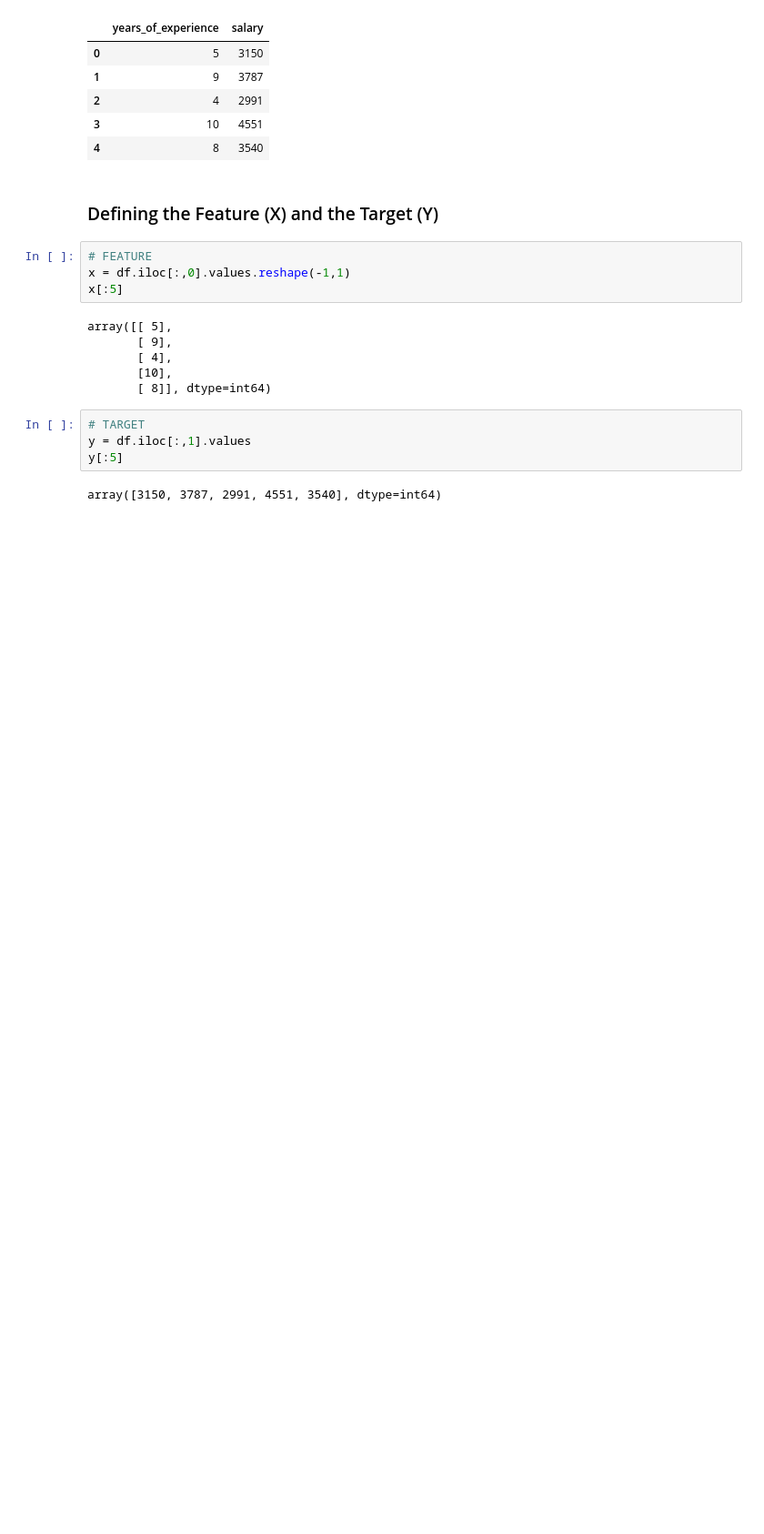
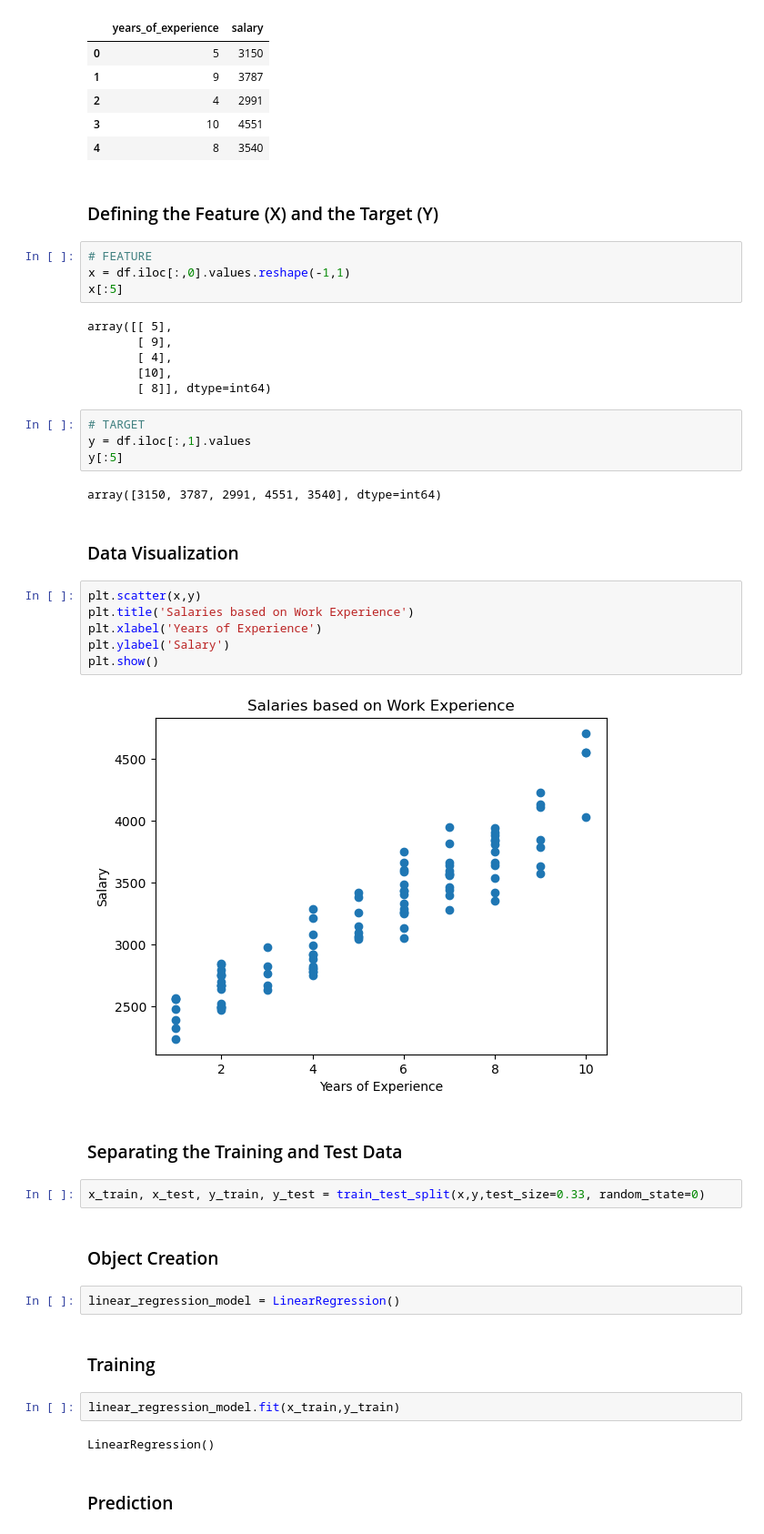
Before and after one commit to markdhareal/linear-regression-models, a Jupyter notebook: notebook/linear-regression.ipynb, the cells around one changed output. Shown: that part at 91% size. Saved outputs shown, nothing was run; the diff lists cells and outputs as text; blank space fills up the shorter version.

Commit message:
Model was already done, wait for some changes if there is.

```diff
--- a/notebook/linear-regression.ipynb
+++ b/notebook/linear-regression.ipynb
@@ -38,3 +40,30 @@ y = df.iloc[:,1].values
 y[:5]
 # %% [output]
 array([3150, 3787, 2991, 4551, 3540], dtype=int64)
+# %% [markdown]
+### Data Visualization
+# %%
+plt.scatter(x,y)
+plt.title('Salaries based on Work Experience')
+plt.xlabel('Years of Experience')
+plt.ylabel('Salary')
+plt.show()
+# %% [output]
+[figure, added]
+# %% [markdown]
+
+### Separating the Training and Test Data
+# %%
+x_train, x_test, y_train, y_test = train_test_split(x,y,test_size=0.33, random_state=0)
+# %% [markdown]
+### Object Creation
+# %%
+linear_regression_model = LinearRegression()
+# %% [markdown]
+### Training
+# %%
+linear_regression_model.fit(x_train,y_train)
+# %% [output]
+LinearRegression()
+# %% [markdown]
+### Prediction
```
Also changed, not shown: parts of 6 cells of this notebook.
